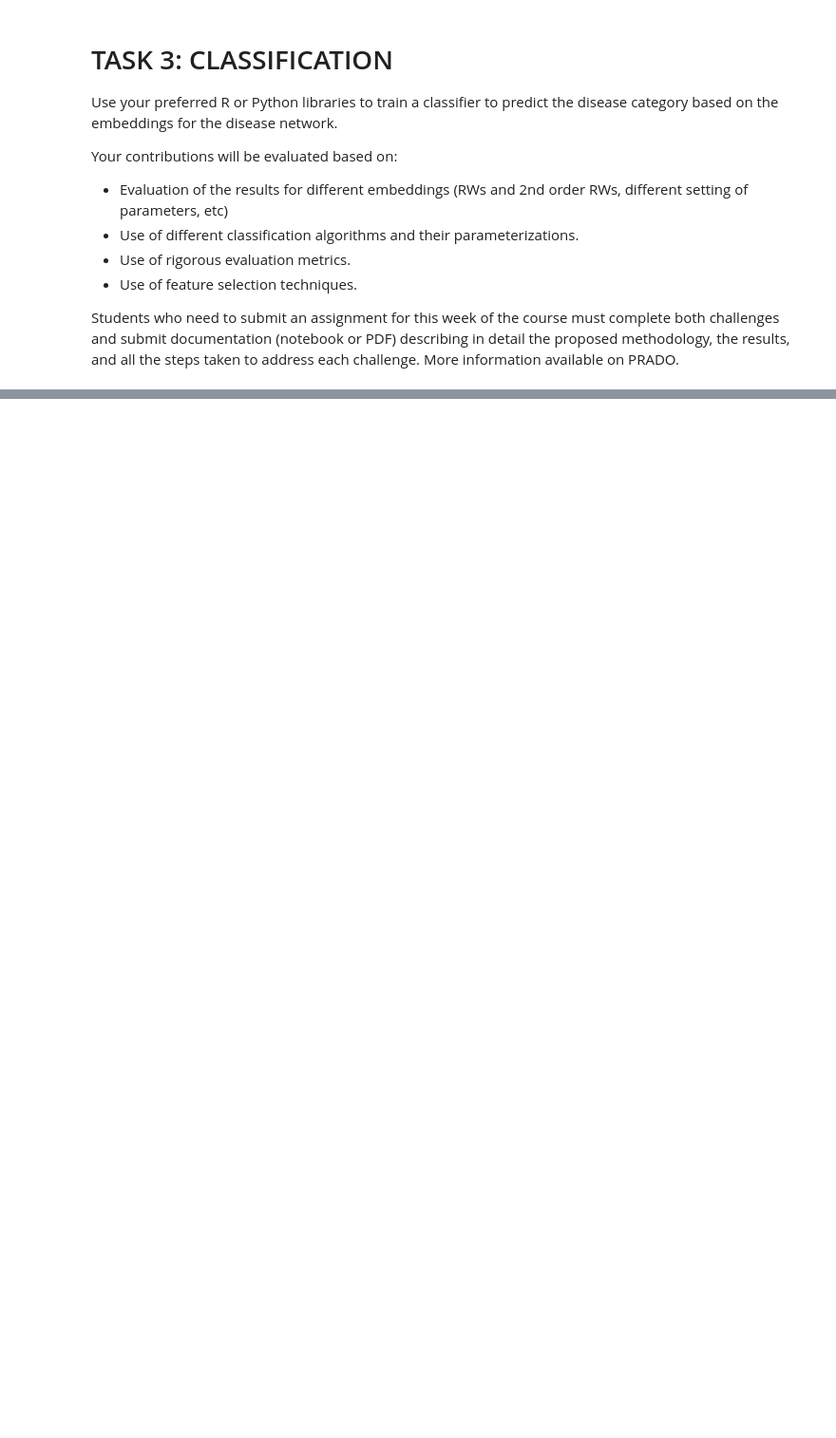
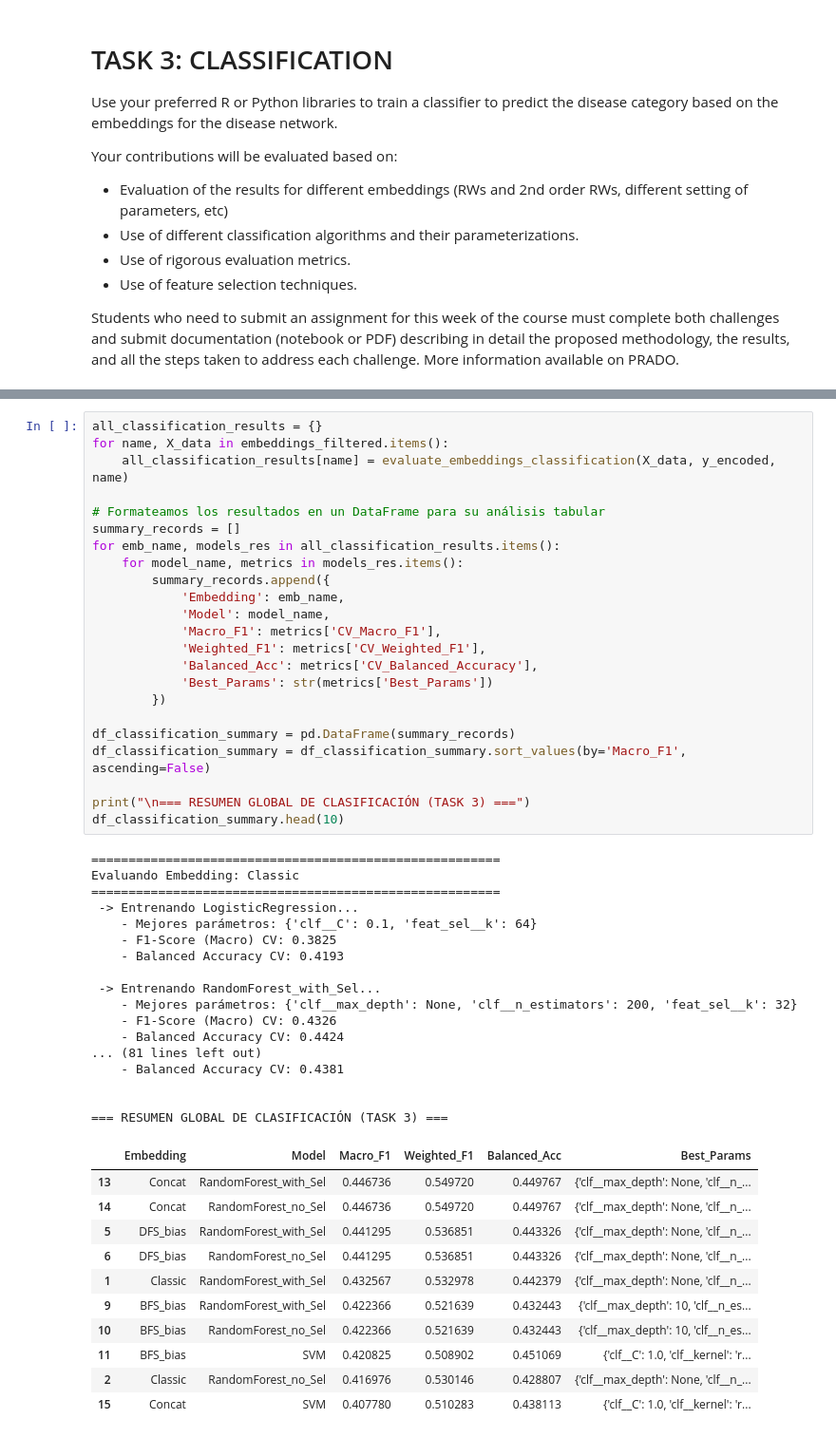
Before and after one commit to pcaleyas/GRL-HumanDiseaseNetwork, a Jupyter notebook: GRLredes.ipynb, the cells around one changed output, grey strips where cells are left out. Shown at 95% size. Drawn from its saved outputs; the diff is of its cells as text; blank space fills up the shorter version.

```diff
--- a/GRLredes.ipynb
+++ b/GRLredes.ipynb
@@ -566,0 +687,52 @@ Students who need to submit an assignment for this week of the course must compl
+# %%
+all_classification_results = {}
+for name, X_data in embeddings_filtered.items():
+    all_classification_results[name] = evaluate_embeddings_classification(X_data, y_encoded, name)
+
+# Formateamos los resultados en un DataFrame para su análisis tabular
+summary_records = []
+for emb_name, models_res in all_classification_results.items():
+    for model_name, metrics in models_res.items():
+        summary_records.append({
+            'Embedding': emb_name,
+            'Model': model_name,
+            'Macro_F1': metrics['CV_Macro_F1'],
+            'Weighted_F1': metrics['CV_Weighted_F1'],
+            'Balanced_Acc': metrics['CV_Balanced_Accuracy'],
+            'Best_Params': str(metrics['Best_Params'])
+        })
+
+df_classification_summary = pd.DataFrame(summary_records)
+df_classification_summary = df_classification_summary.sort_values(by='Macro_F1', ascending=False)
+
+print("\n=== RESUMEN GLOBAL DE CLASIFICACIÓN (TASK 3) ===")
+df_classification_summary.head(10)
+# %% [output]
+=======================================================
+Evaluando Embedding: Classic
+=======================================================
+ -> Entrenando LogisticRegression...
+    - Mejores parámetros: {'clf__C': 0.1, 'feat_sel__k': 64}
+    - F1-Score (Macro) CV: 0.3825
+    - Balanced Accuracy CV: 0.4193
+
+ -> Entrenando RandomForest_with_Sel...
+    - Mejores parámetros: {'clf__max_depth': None, 'clf__n_estimators': 200, 'feat_sel__k': 32}
+    - F1-Score (Macro) CV: 0.4326
+    - Balanced Accuracy CV: 0.4424
+... (81 lines left out)
+    - Balanced Accuracy CV: 0.4381
+
+
+=== RESUMEN GLOBAL DE CLASIFICACIÓN (TASK 3) ===
+|  | Embedding | Model | Macro_F1 | Weighted_F1 | Balanced_Acc | Best_Params |
+| 13 | Concat | RandomForest_with_Sel | 0.446736 | 0.549720 | 0.449767 | {'clf__max_depth': None, 'clf__n_... |
+| 14 | Concat | RandomForest_no_Sel | 0.446736 | 0.549720 | 0.449767 | {'clf__max_depth': None, 'clf__n_... |
+| 5 | DFS_bias | RandomForest_with_Sel | 0.441295 | 0.536851 | 0.443326 | {'clf__max_depth': None, 'clf__n_... |
+| 6 | DFS_bias | RandomForest_no_Sel | 0.441295 | 0.536851 | 0.443326 | {'clf__max_depth': None, 'clf__n_... |
+| 1 | Classic | RandomForest_with_Sel | 0.432567 | 0.532978 | 0.442379 | {'clf__max_depth': None, 'clf__n_... |
+| 9 | BFS_bias | RandomForest_with_Sel | 0.422366 | 0.521639 | 0.432443 | {'clf__max_depth': 10, 'clf__n_es... |
+| 10 | BFS_bias | RandomForest_no_Sel | 0.422366 | 0.521639 | 0.432443 | {'clf__max_depth': 10, 'clf__n_es... |
+| 11 | BFS_bias | SVM | 0.420825 | 0.508902 | 0.451069 | {'clf__C': 1.0, 'clf__kernel': 'r... |
+| 2 | Classic | RandomForest_no_Sel | 0.416976 | 0.530146 | 0.428807 | {'clf__max_depth': None, 'clf__n_... |
+| 15 | Concat | SVM | 0.407780 | 0.510283 | 0.438113 | {'clf__C': 1.0, 'clf__kernel': 'r... |
```
Also changed, not shown: parts of 24 cells of this notebook, 2 other files.
